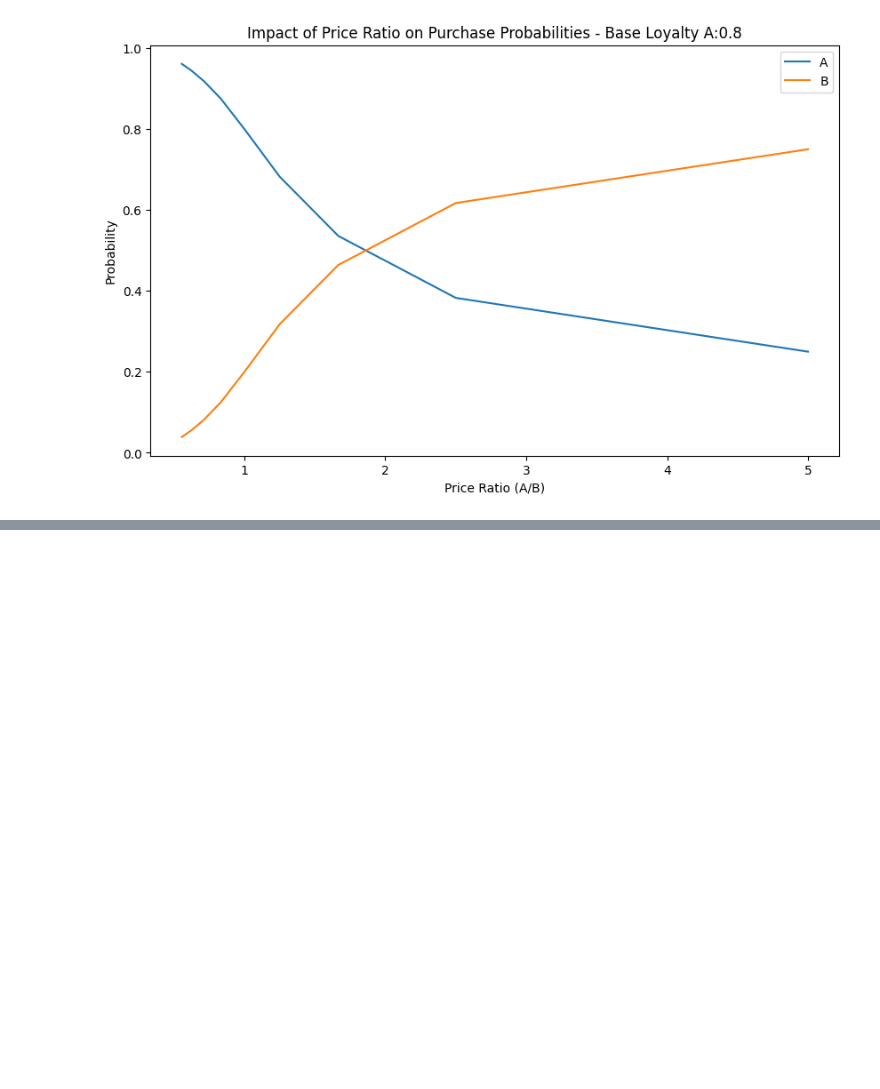
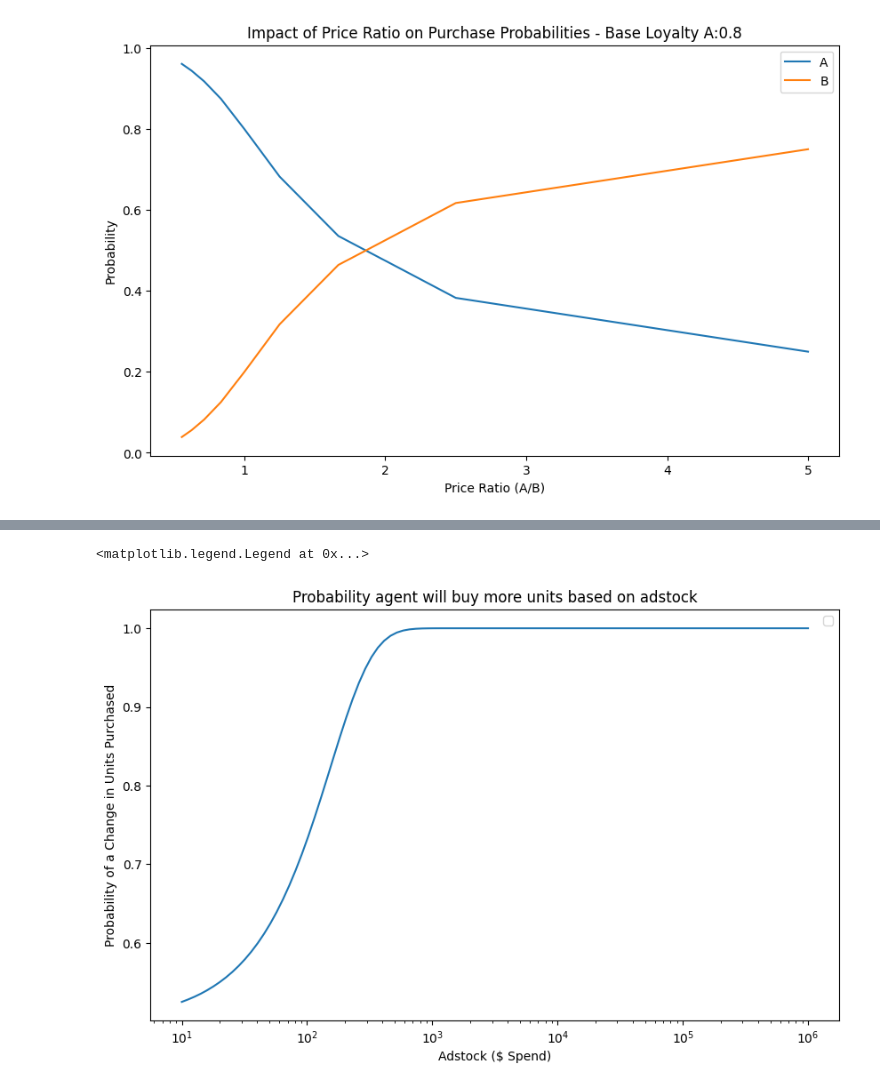
Before and after one commit to mcfitzgerald/consumer-abm, a Jupyter notebook: test_funcs.ipynb, the cells around one changed output, grey strips where cells are left out. Cells and saved outputs as stored; diff of their text form; code cells hidden in the pictures; blank space fills up the shorter version.

```diff
--- a/test_funcs.ipynb
+++ b/test_funcs.ipynb
@@ -202,0 +226,15 @@ plt.legend()
+# %%
+adstocks = np.logspace(1,6,100)
+# %%
+probs = [get_probability_of_change_in_units_purchased_due_to_adstock(i,sensitivity=0.01)  for i in adstocks]
+# %%
+plt.figure(figsize=(10, 6))
+plt.plot(adstocks, probs)
+plt.xlabel('Adstock ($ Spend)')
+plt.ylabel('Probability of a Change in Units Purchased')
+plt.title('Probability agent will buy more units based on adstock')
+plt.xscale("log")
+plt.legend()
+# %% [output]
+<matplotlib.legend.Legend at 0x...>
+[figure, added]
```
Also changed, not shown: parts of 14 cells of this notebook, 1 other file.
